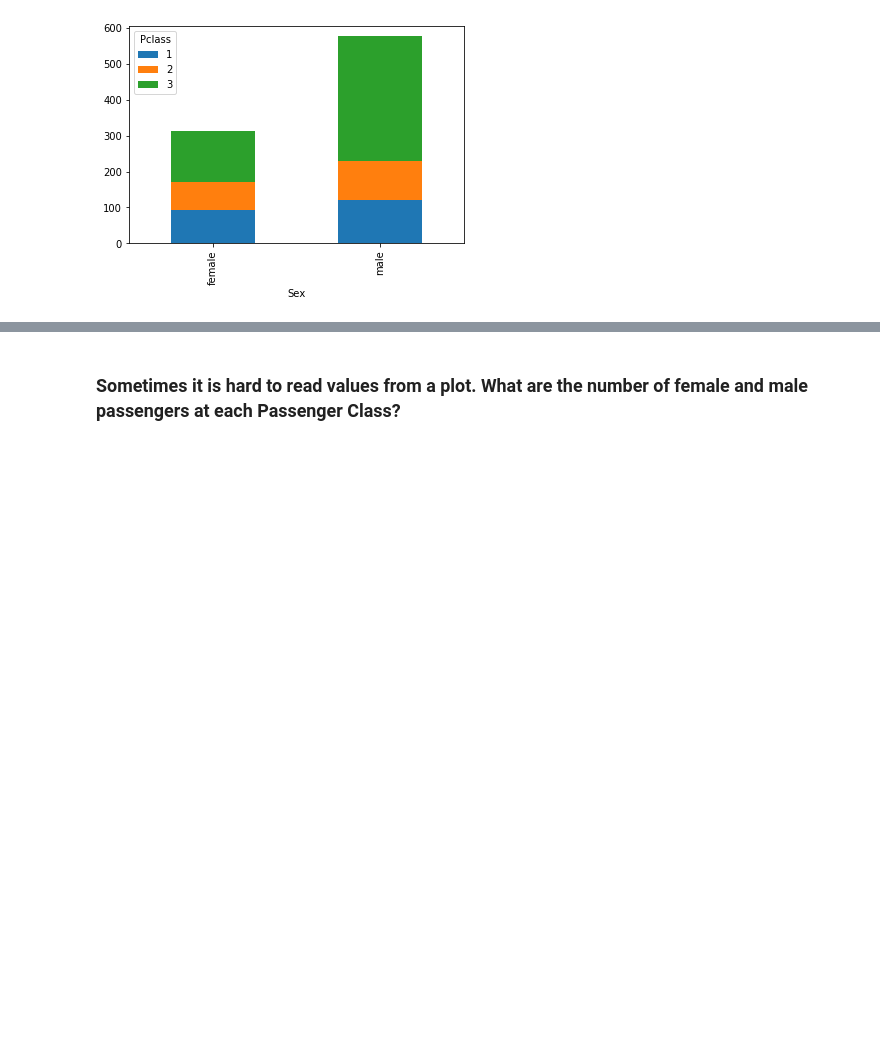
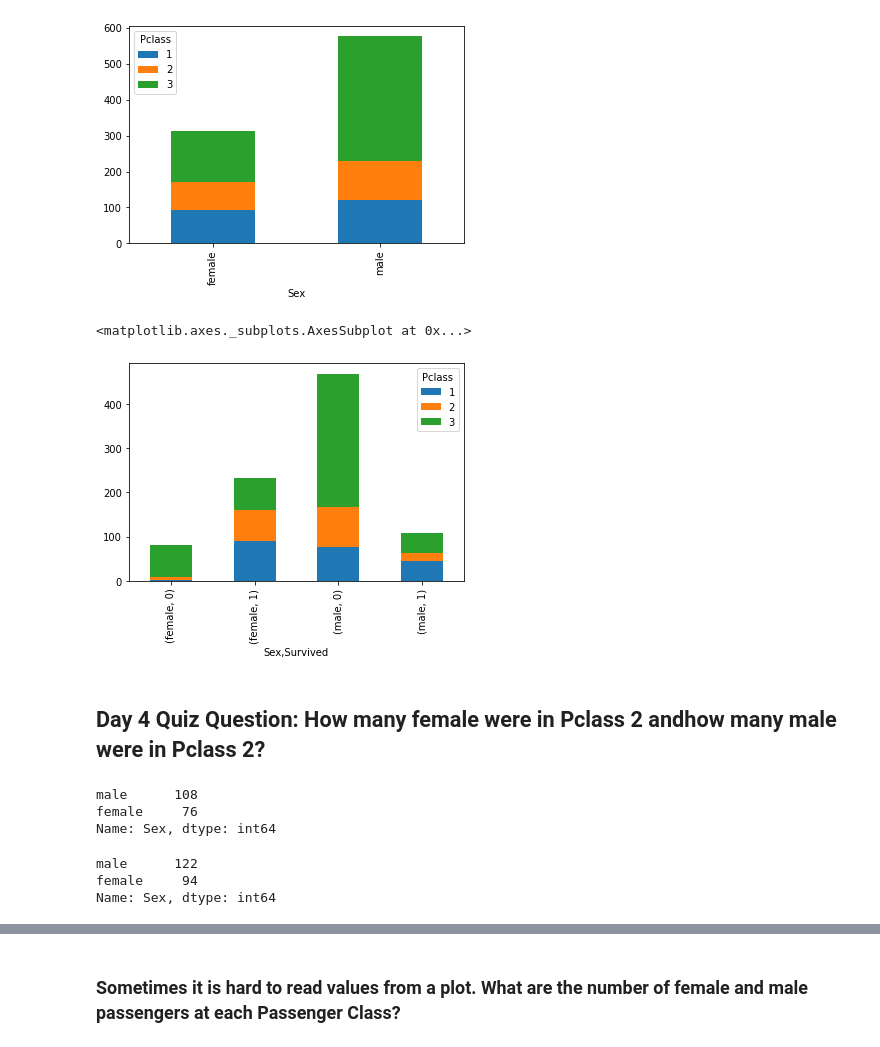
Before and after one commit to SamuelFolledo/DS1.1-Data-Analysis-And-Visualization, a Jupyter notebook: classwork/Day 3- Pandas for Data Frame Manipulation and Visualization.ipynb, the cells around one changed output, grey strips where cells are left out. Cells and saved outputs as stored; diff of their text form; code cells hidden in the pictures; blank space fills up the shorter version.

```diff
--- a/classwork/Day 3- Pandas for Data Frame Manipulation and Visualization.ipynb
+++ b/classwork/Day 3- Pandas for Data Frame Manipulation and Visualization.ipynb
@@ -281,3 +338,22 @@ df.groupby(['Sex'])['Pclass'].value_counts().unstack().plot(kind='bar',stacked=T
 # %% [output]
 <matplotlib.axes._subplots.AxesSubplot at 0x...>
 [figure]
+# %%
+df.groupby(['Sex','Survived'])['Pclass'].value_counts().unstack().plot(kind='bar', stacked=True)
+# %% [output]
+<matplotlib.axes._subplots.AxesSubplot at 0x...>
+[figure, added]
+# %% [markdown]
+## Day 4 Quiz Question: How many female were in Pclass 2 andhow many male were in Pclass 2?
+# %%
+df[(df['Pclass'] == 2)]['Sex'].value_counts() #Best answer
+# %% [output]
+male      108
+female     76
+Name: Sex, dtype: int64
+# %%
+df[(df['Pclass'] == 1)]['Sex'].value_counts()
+# %% [output]
+male      122
+female     94
+Name: Sex, dtype: int64
```
Also changed, not shown: parts of 62 cells of this notebook.
